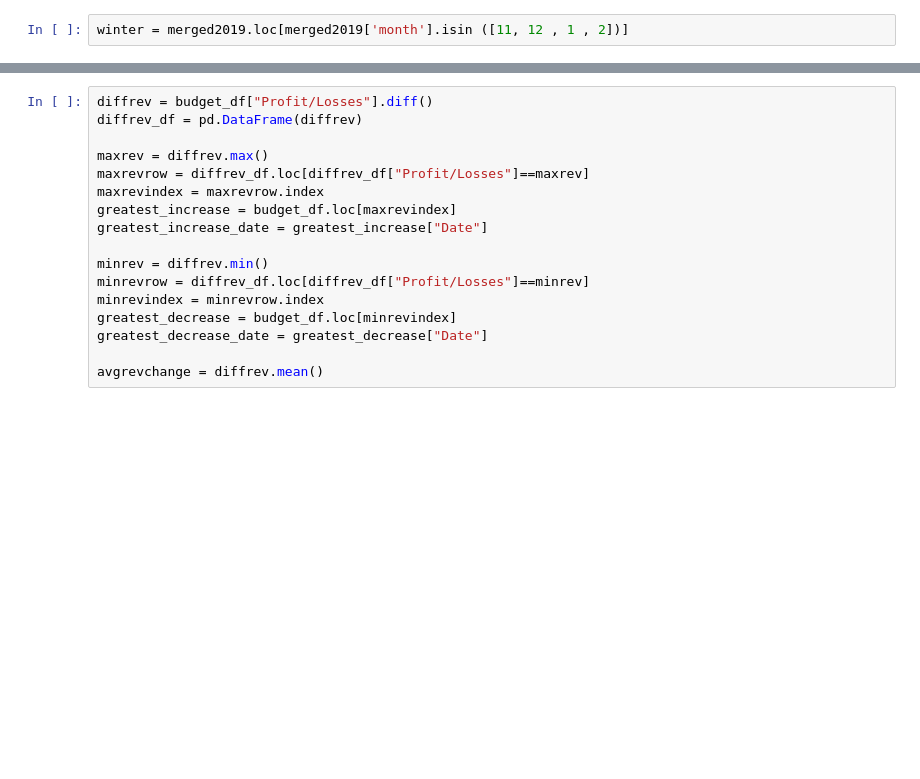
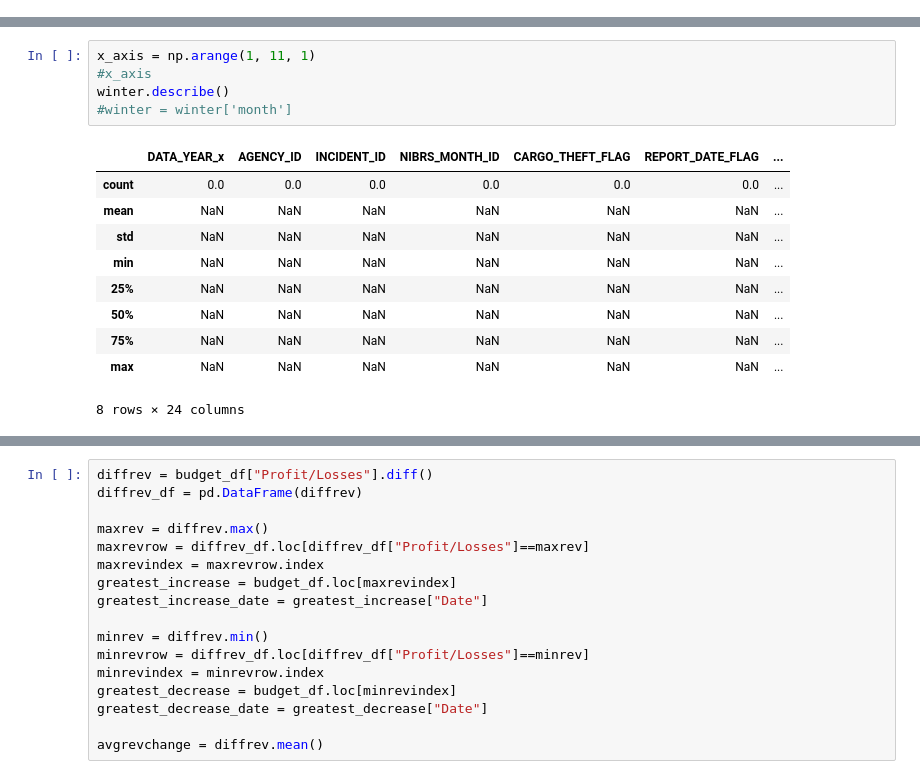
Before and after one commit to Jorgehdzdata/Project1_group3, a Jupyter notebook: Jorge.ipynb, the cells around one changed output, grey strips where cells are left out. Saved outputs shown, nothing was run; the diff lists cells and outputs as text; blank space fills up the shorter version.

```diff
--- a/Jorge.ipynb
+++ b/Jorge.ipynb
@@ -21,2 +16,0 @@ merged2019['month'] = pd.DatetimeIndex(merged2019['normal_date']).month
-# %%
-winter = merged2019.loc[merged2019['month'].isin ([11, 12 , 1 , 2])]
@@ -38,0 +105,16 @@ winter.head(100)
+# %%
+x_axis = np.arange(1, 11, 1)
+#x_axis
+winter.describe()
+#winter = winter['month']
+# %% [output]
+|  | DATA_YEAR_x | AGENCY_ID | INCIDENT_ID | NIBRS_MONTH_ID | CARGO_THEFT_FLAG | REPORT_DATE_FLAG | ... |
+| count | 0.0 | 0.0 | 0.0 | 0.0 | 0.0 | 0.0 | ... |
+| mean | NaN | NaN | NaN | NaN | NaN | NaN | ... |
+| std | NaN | NaN | NaN | NaN | NaN | NaN | ... |
+| min | NaN | NaN | NaN | NaN | NaN | NaN | ... |
+| 25% | NaN | NaN | NaN | NaN | NaN | NaN | ... |
+| 50% | NaN | NaN | NaN | NaN | NaN | NaN | ... |
+| 75% | NaN | NaN | NaN | NaN | NaN | NaN | ... |
+| max | NaN | NaN | NaN | NaN | NaN | NaN | ... |
+8 rows × 24 columns
```
Also changed, not shown: parts of 18 cells of this notebook, 2 other files.
